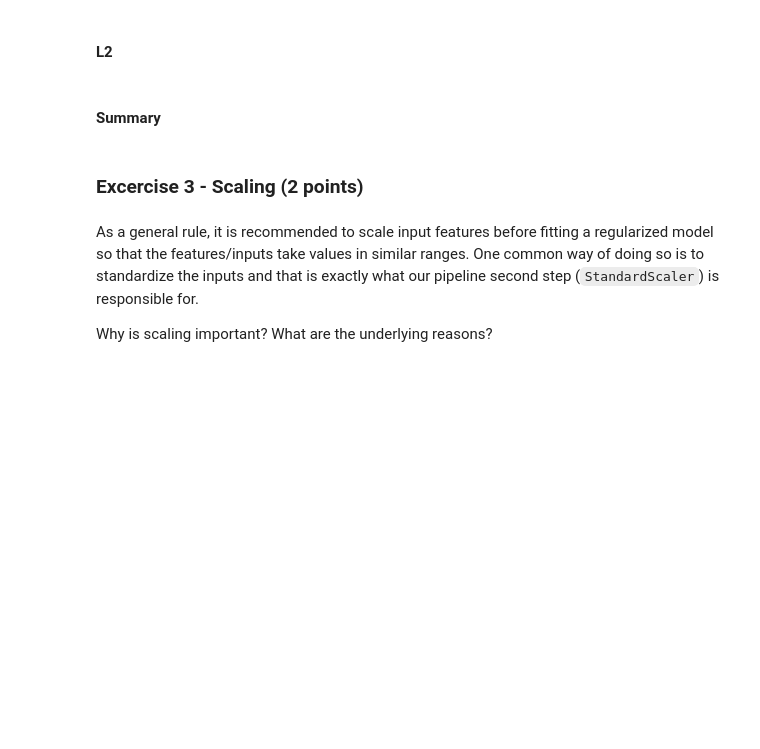
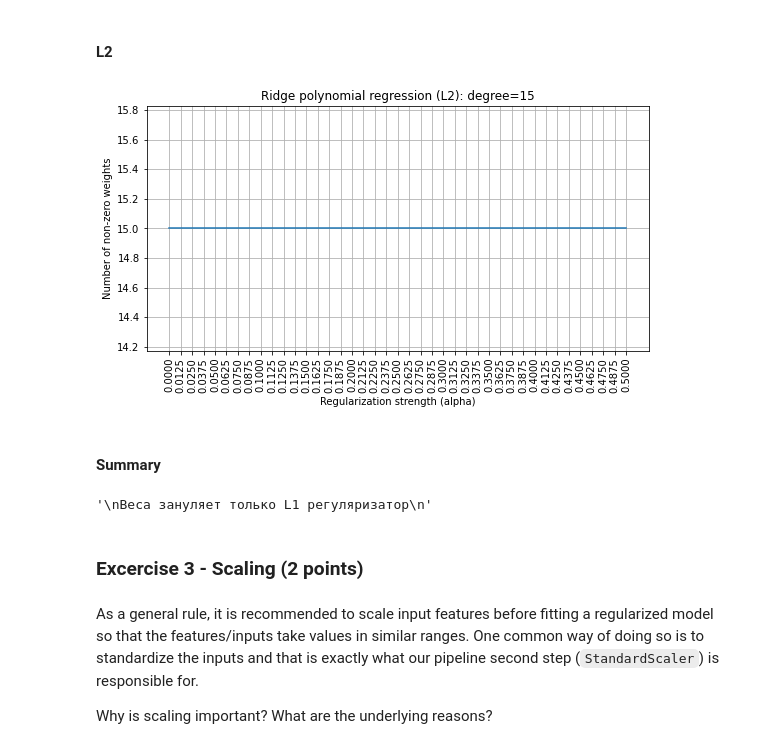
Before and after one commit to MusaSafin/RSS_ML_2021, a Jupyter notebook: 4_overfitting_regularization.ipynb, the cells around one changed output. Cells and saved outputs as stored; diff of their text form; code cells hidden in the pictures; blank space fills up the shorter version.

```diff
--- a/4_overfitting_regularization.ipynb
+++ b/4_overfitting_regularization.ipynb
@@ -437,2 +444,13 @@ Please do a discovery on your own and find that out empirically (both for **L1**
+# %%
+non_zero_weights = []
+for alpha in ALPHAS:
+    results = make_model(degree=15, alpha = alpha, penalty = 'L2').fit(X_train, y_train)['reg'].coef_
+    non_zero_weights.append(np.count_nonzero(results))
+
+plot_wheights(ALPHAS, non_zero_weights,
+                   xlabel='Regularization strength (alpha)', ylabel='Number of non-zero weights',
+                   title='Ridge polynomial regression (L2): degree=15')
+# %% [output]
+[figure, added]
 # %% [markdown]
 #### Summary
@@ -441,3 +457,9 @@ Please do a discovery on your own and find that out empirically (both for **L1**
+# %%
+"""
+Веса зануляет только L1 регуляризатор
+"""
+# %% [output]
+'\nВеса зануляет только L1 регуляризатор\n'
 # %% [markdown]
 ### Excercise 3 - Scaling (2 points)
 # %% [markdown]
```
Also changed, not shown: parts of 4 cells of this notebook.
